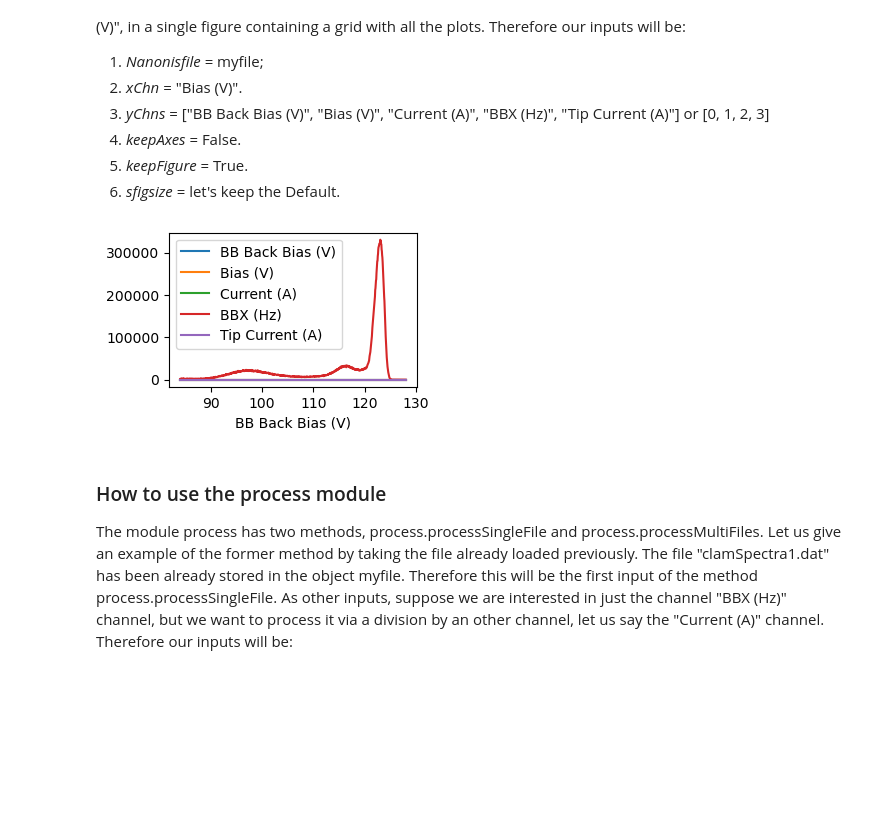
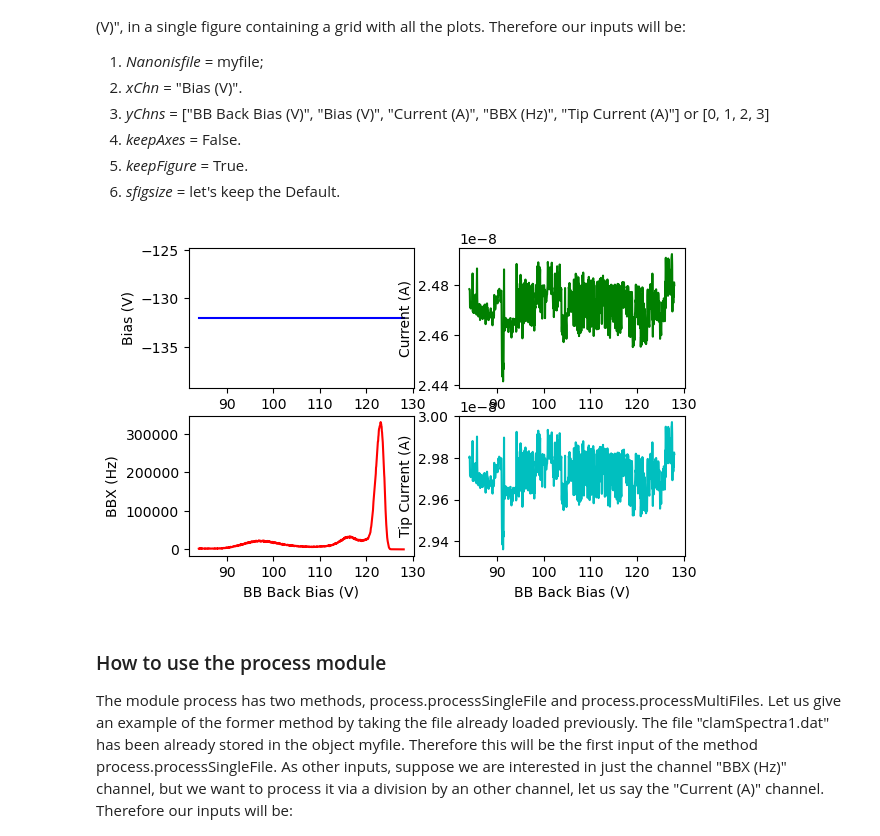
Before and after one commit to garghi2000/PythonNanolib, a Jupyter notebook: Manual.ipynb, the cells around one changed output. Cells and saved outputs as stored; diff of their text form; code cells hidden in the pictures; blank space fills up the shorter version.

```diff
--- a/Manual.ipynb
+++ b/Manual.ipynb
@@ -119,9 +119,9 @@ Therefore our inputs will be:
 5. _keepFigure_ = True.
 6. _sfigsize_ = let's keep the Default.
 # %%
-fig = plot.plotSingleFile(myfile, "BB Back Bias (V)", [ "BB Back Bias (V)", "Bias (V)", "Current (A)", "BBX (Hz)", "Tip Current (A)"], True, True)
+fig = plot.plotSingleFile(myfile, "BB Back Bias (V)", [ "Bias (V)", "Current (A)", "BBX (Hz)", "Tip Current (A)"], keepAxes = False, keepFigure = True)
 # %% [output]
-[figure, old version]
+[figure, new version]
 # %% [markdown]
 ### How to use the process module
 
```
Also changed, not shown: parts of 4 cells of this notebook, 7 other files.
